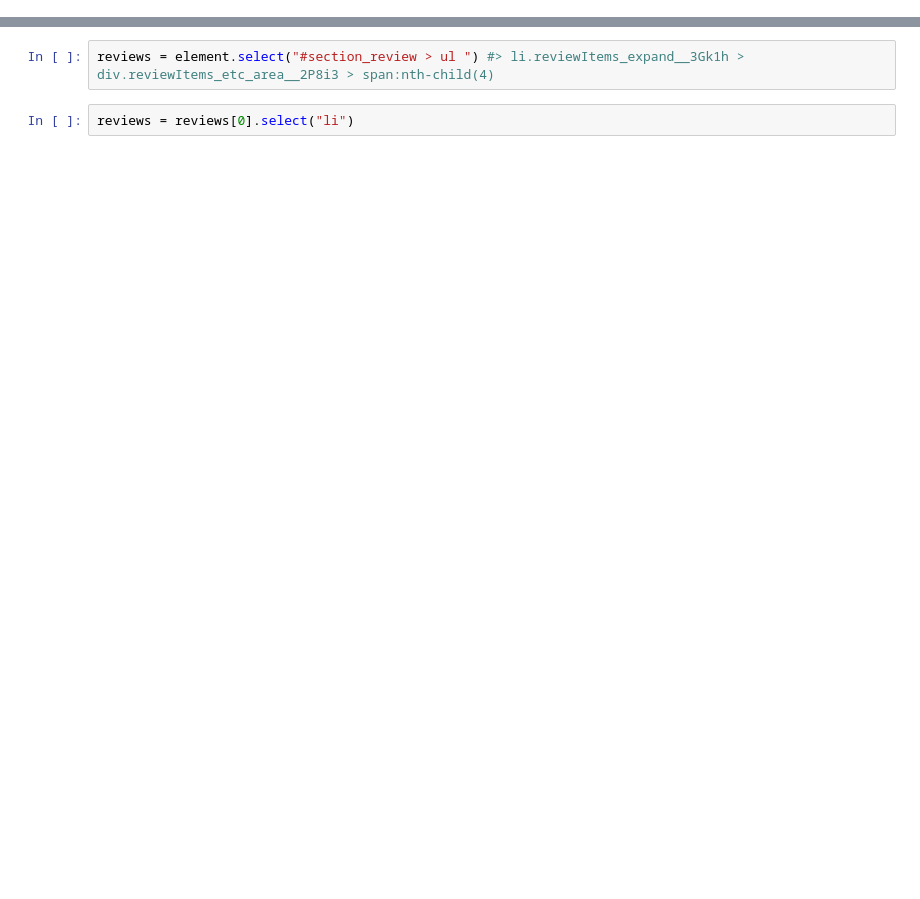
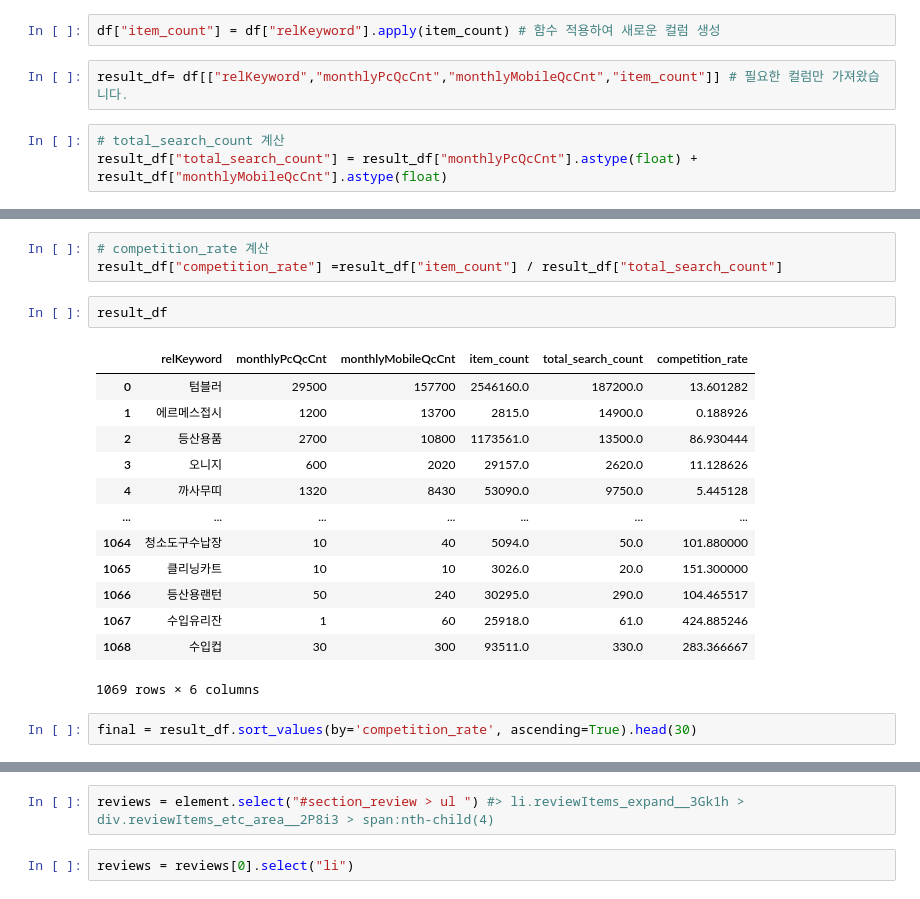
Before and after one commit to Jjomaeng/KT_Projects, a Jupyter notebook: Data Analysis/02_naver_smart_store_project_.ipynb, the cells around one changed output, grey strips where cells are left out. Drawn from its saved outputs; the diff is of its cells as text; blank space fills up the shorter version.

```diff
--- a/Data Analysis/02_naver_smart_store_project_.ipynb
+++ b/Data Analysis/02_naver_smart_store_project_.ipynb
@@ -40,0 +138,7 @@ import seaborn as sns
+# %%
+df["item_count"] = df["relKeyword"].apply(item_count) # 함수 적용하여 새로운 컬럼 생성
+# %%
+result_df= df[["relKeyword","monthlyPcQcCnt","monthlyMobileQcCnt","item_count"]] # 필요한 컬럼만 가져왔습니다.
+# %%
+# total_search_count 계산
+result_df["total_search_count"] = result_df["monthlyPcQcCnt"].astype(float) + result_df["monthlyMobileQcCnt"].astype(float)
@@ -40,0 +175,21 @@ import seaborn as sns
+# %%
+# competition_rate 계산
+result_df["competition_rate"] =result_df["item_count"] / result_df["total_search_count"]
+# %%
+result_df
+# %% [output]
+|  | relKeyword | monthlyPcQcCnt | monthlyMobileQcCnt | item_count | total_search_count | competition_rate |
+| 0 | 텀블러 | 29500 | 157700 | 2546160.0 | 187200.0 | 13.601282 |
+| 1 | 에르메스접시 | 1200 | 13700 | 2815.0 | 14900.0 | 0.188926 |
+| 2 | 등산용품 | 2700 | 10800 | 1173561.0 | 13500.0 | 86.930444 |
+| 3 | 오니지 | 600 | 2020 | 29157.0 | 2620.0 | 11.128626 |
+| 4 | 까사무띠 | 1320 | 8430 | 53090.0 | 9750.0 | 5.445128 |
+| ... | ... | ... | ... | ... | ... | ... |
+| 1064 | 청소도구수납장 | 10 | 40 | 5094.0 | 50.0 | 101.880000 |
+| 1065 | 클리닝카트 | 10 | 10 | 3026.0 | 20.0 | 151.300000 |
+| 1066 | 등산용랜턴 | 50 | 240 | 30295.0 | 290.0 | 104.465517 |
+| 1067 | 수입유리잔 | 1 | 60 | 25918.0 | 61.0 | 424.885246 |
+| 1068 | 수입컵 | 30 | 300 | 93511.0 | 330.0 | 283.366667 |
+1069 rows × 6 columns
+# %%
+final = result_df.sort_values(by='competition_rate', ascending=True).head(30)
```
Also changed, not shown: parts of 55 cells of this notebook.
